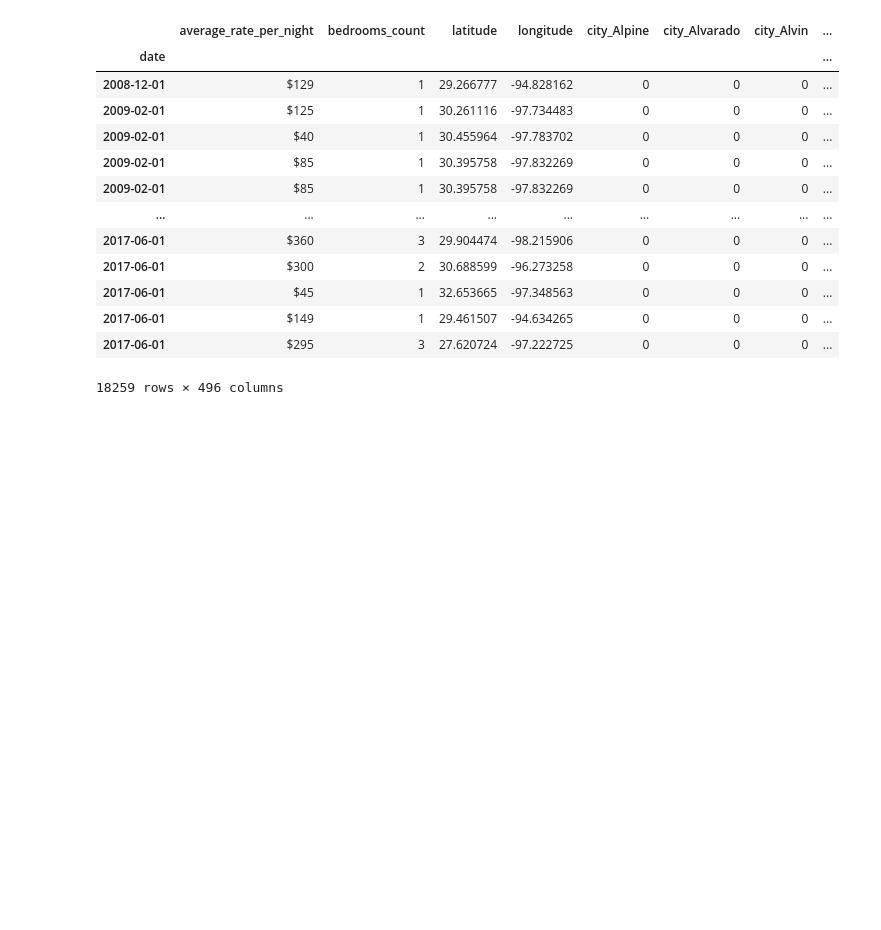
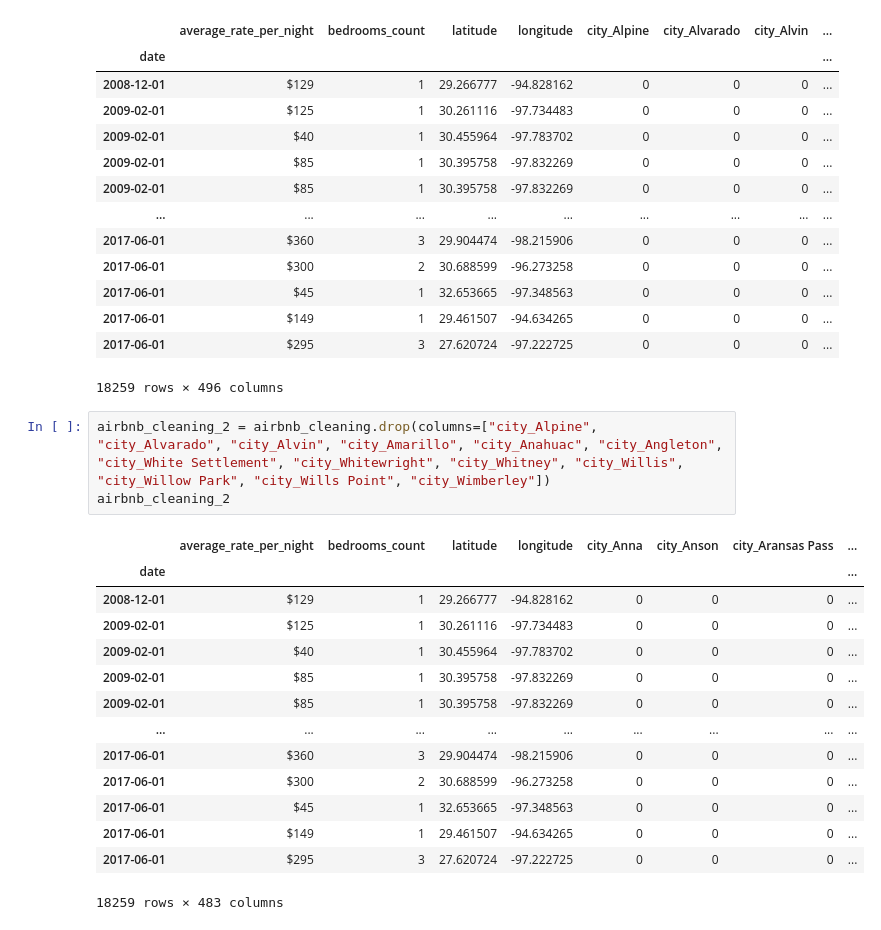
Before and after one commit to jexiamaris/project2, a Jupyter notebook: Data/Cleaning_ Data/cleaning_Airbnb_texas.ipynb, the cells around one changed output. Drawn from its saved outputs; the diff is of its cells as text; blank space fills up the shorter version.

```diff
--- a/Data/Cleaning_ Data/cleaning_Airbnb_texas.ipynb
+++ b/Data/Cleaning_ Data/cleaning_Airbnb_texas.ipynb
@@ -136,3 +136,21 @@ airbnb_cleaning
 | 2017-06-01 | $149 | 1 | 29.461507 | -94.634265 | 0 | 0 | 0 | ... |
 | 2017-06-01 | $295 | 3 | 27.620724 | -97.222725 | 0 | 0 | 0 | ... |
 18259 rows × 496 columns
+# %%
+airbnb_cleaning_2 = airbnb_cleaning.drop(columns=["city_Alpine", "city_Alvarado", "city_Alvin", "city_Amarillo", "city_Anahuac", "city_Angleton", "city_White Settlement", "city_Whitewright", "city_Whitney", "city_Willis", "city_Willow Park", "city_Wills Point", "city_Wimberley"])
+airbnb_cleaning_2
+# %% [output]
+|  | average_rate_per_night | bedrooms_count | latitude | longitude | city_Anna | city_Anson | city_Aransas Pass | ... |
+| date |  |  |  |  |  |  |  | ... |
+| 2008-12-01 | $129 | 1 | 29.266777 | -94.828162 | 0 | 0 | 0 | ... |
+| 2009-02-01 | $125 | 1 | 30.261116 | -97.734483 | 0 | 0 | 0 | ... |
+| 2009-02-01 | $40 | 1 | 30.455964 | -97.783702 | 0 | 0 | 0 | ... |
+| 2009-02-01 | $85 | 1 | 30.395758 | -97.832269 | 0 | 0 | 0 | ... |
+| 2009-02-01 | $85 | 1 | 30.395758 | -97.832269 | 0 | 0 | 0 | ... |
+| ... | ... | ... | ... | ... | ... | ... | ... | ... |
+| 2017-06-01 | $360 | 3 | 29.904474 | -98.215906 | 0 | 0 | 0 | ... |
+| 2017-06-01 | $300 | 2 | 30.688599 | -96.273258 | 0 | 0 | 0 | ... |
+| 2017-06-01 | $45 | 1 | 32.653665 | -97.348563 | 0 | 0 | 0 | ... |
+| 2017-06-01 | $149 | 1 | 29.461507 | -94.634265 | 0 | 0 | 0 | ... |
+| 2017-06-01 | $295 | 3 | 27.620724 | -97.222725 | 0 | 0 | 0 | ... |
+18259 rows × 483 columns
```
Also changed, not shown: parts of 2 cells of this notebook, 1 other file.
